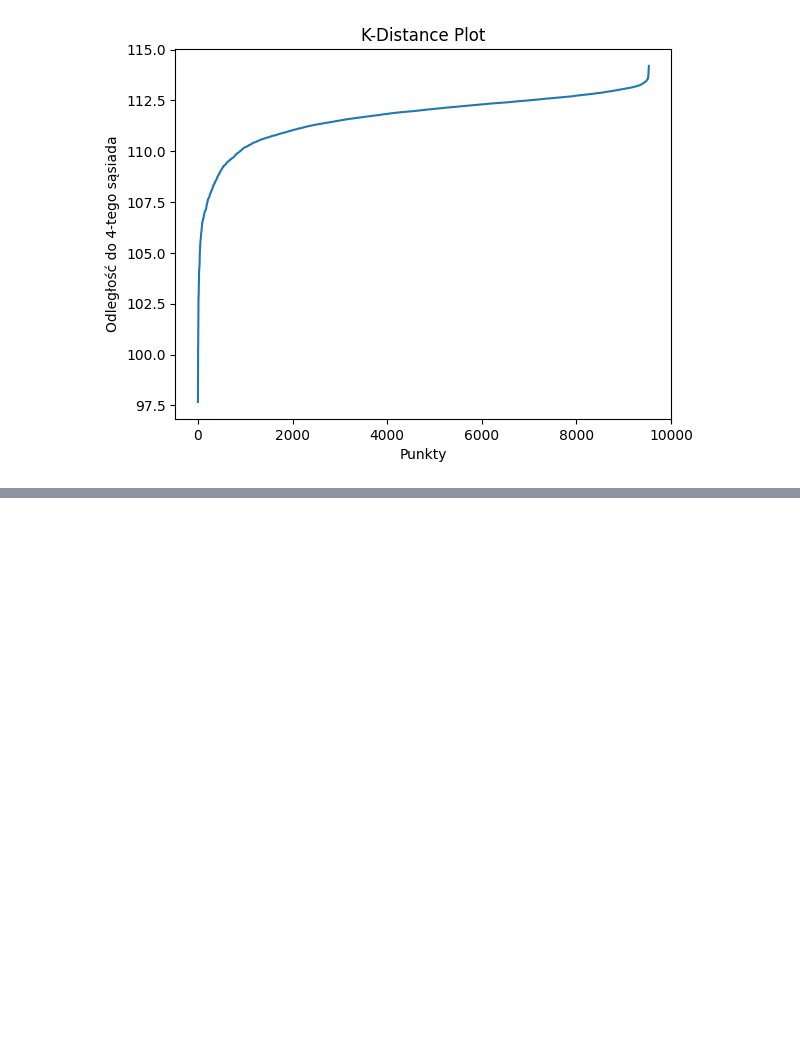
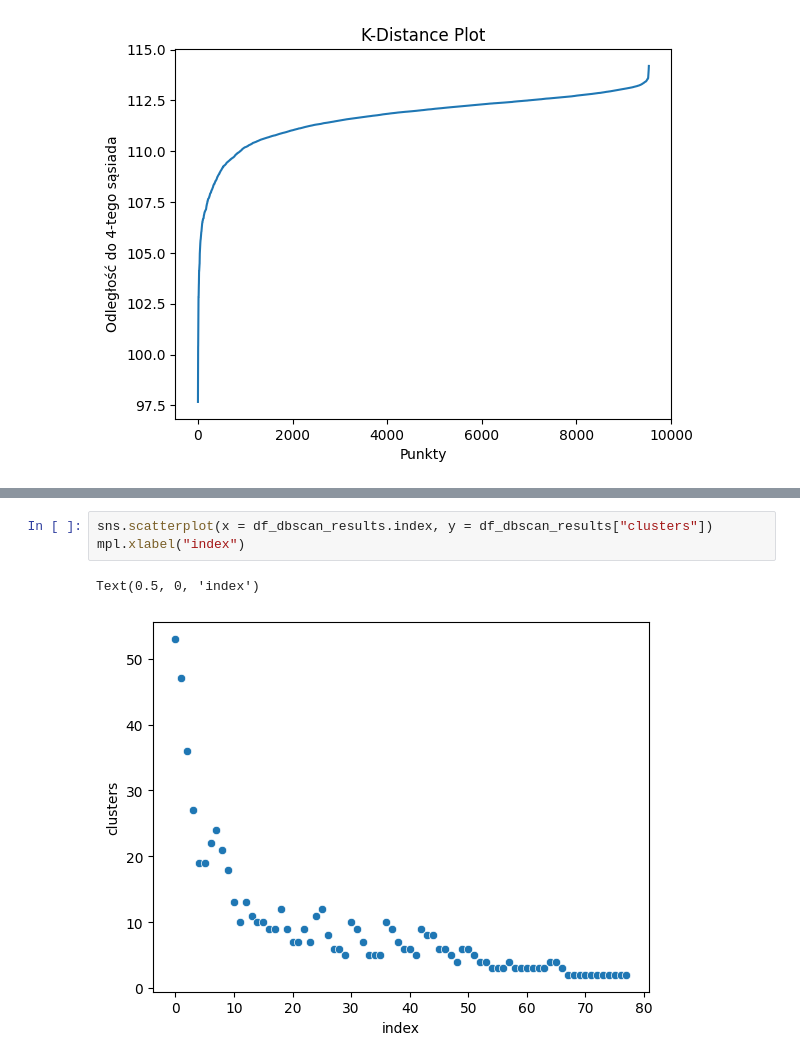
Before and after one commit to ThePhaseless/ProjectMAD, a Jupyter notebook: data_analysis.ipynb, the cells around one changed output, grey strips where cells are left out. Cells and saved outputs as stored; diff of their text form; blank space fills up the shorter version.

```diff
--- a/data_analysis.ipynb
+++ b/data_analysis.ipynb
@@ -328,0 +333,6 @@ Mega dziwne gówno wyszło, chyba źle dobrane parametry idk
+# %%
+sns.scatterplot(x = df_dbscan_results.index, y = df_dbscan_results["clusters"])
+mpl.xlabel("index")
+# %% [output]
+Text(0.5, 0, 'index')
+[figure, added]
```
Also changed, not shown: parts of 5 cells of this notebook.
